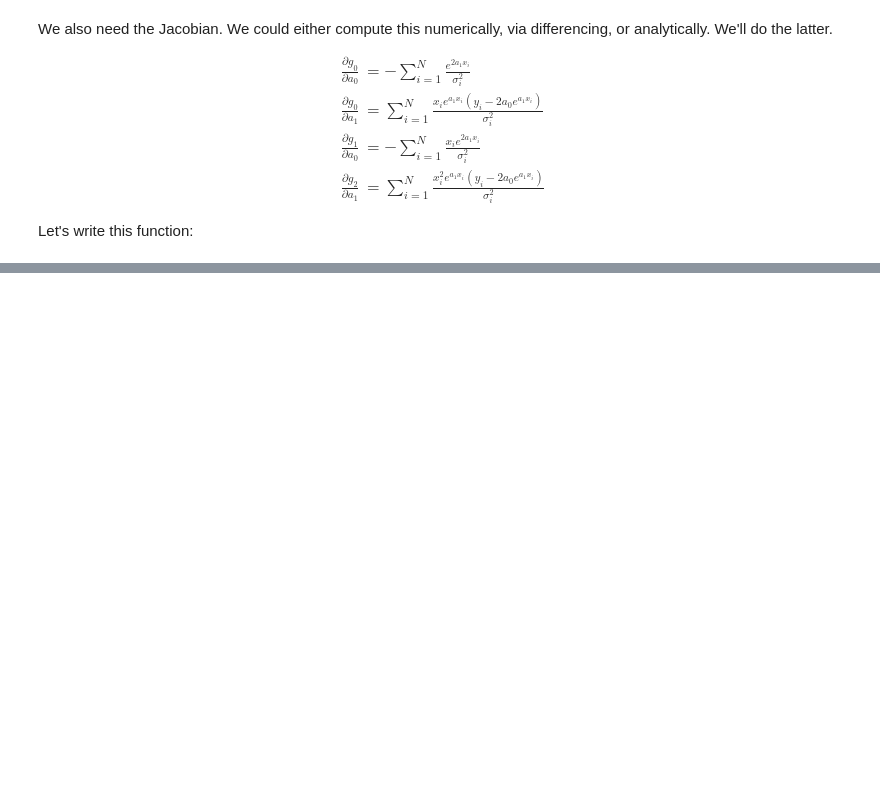
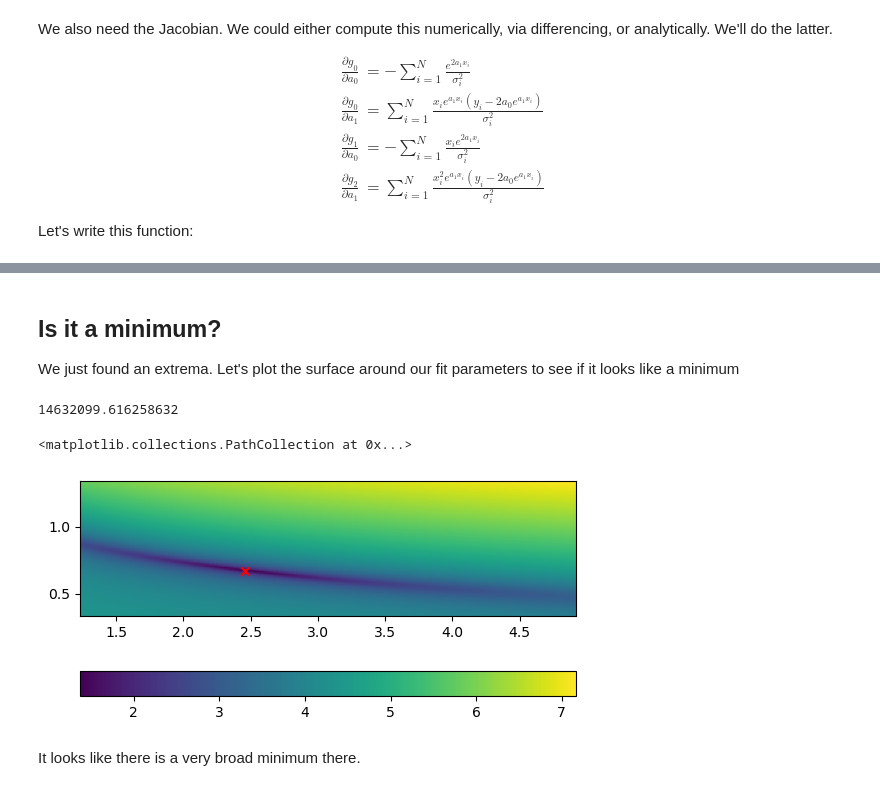
Before and after one commit to zingale/computational_astrophysics, a Jupyter notebook: content/fitting/fitting-nonlinear.ipynb, the cells around one changed output, grey strips where cells are left out. Saved outputs shown, nothing was run; the diff lists cells and outputs as text; code cells hidden in the pictures; blank space fills up the shorter version.

Commit message:
add min plot

```diff
--- a/content/fitting/fitting-nonlinear.ipynb
+++ b/content/fitting/fitting-nonlinear.ipynb
@@ -161,0 +162,35 @@ fig
+# %% [markdown]
+## Is it a minimum?
+
+We just found an extrema.  Let's plot the surface around our fit parameters to see if it looks like a minimum
+# %%
+npts = 100
+a0v = np.linspace(0.5 * afit[0], 2.0 * afit[0], npts)
+a1v = np.linspace(0.5 * afit[1], 2.0 * afit[1], npts)
+# %%
+def chisq(a0, a1, x, y, yerr):
+    return np.sum((y - a0 * np.exp(a1 * x))**2 / yerr**2)
+# %%
+c2 = np.zeros((npts, npts), dtype=np.float64)
+for i, a0 in enumerate(a0v):
+    for j, a1 in enumerate(a1v):
+        c2[i, j] = chisq(a0, a1, x, y, yerr)
+# %%
+c2.max()
+# %% [output]
+14632099.616258632
+# %%
+fig, ax = plt.subplots()
+
+# we need to transpose to put a0 on the horizontal
+# we use origin = lower to have the origin at the lower left
+im = ax.imshow(np.log10(c2).T,
+               origin="lower",
+               extent=[a0v[0], a0v[-1], a1v[0], a1v[-1]])
+fig.colorbar(im, ax=ax, orientation="horizontal")
+ax.scatter([afit[0]], [afit[1]], color="r", marker="x")
+# %% [output]
+<matplotlib.collections.PathCollection at 0x...>
+[figure, added]
+# %% [markdown]
+It looks like there is a very broad minimum there.
```
Also changed, not shown: parts of 4 cells of this notebook.
